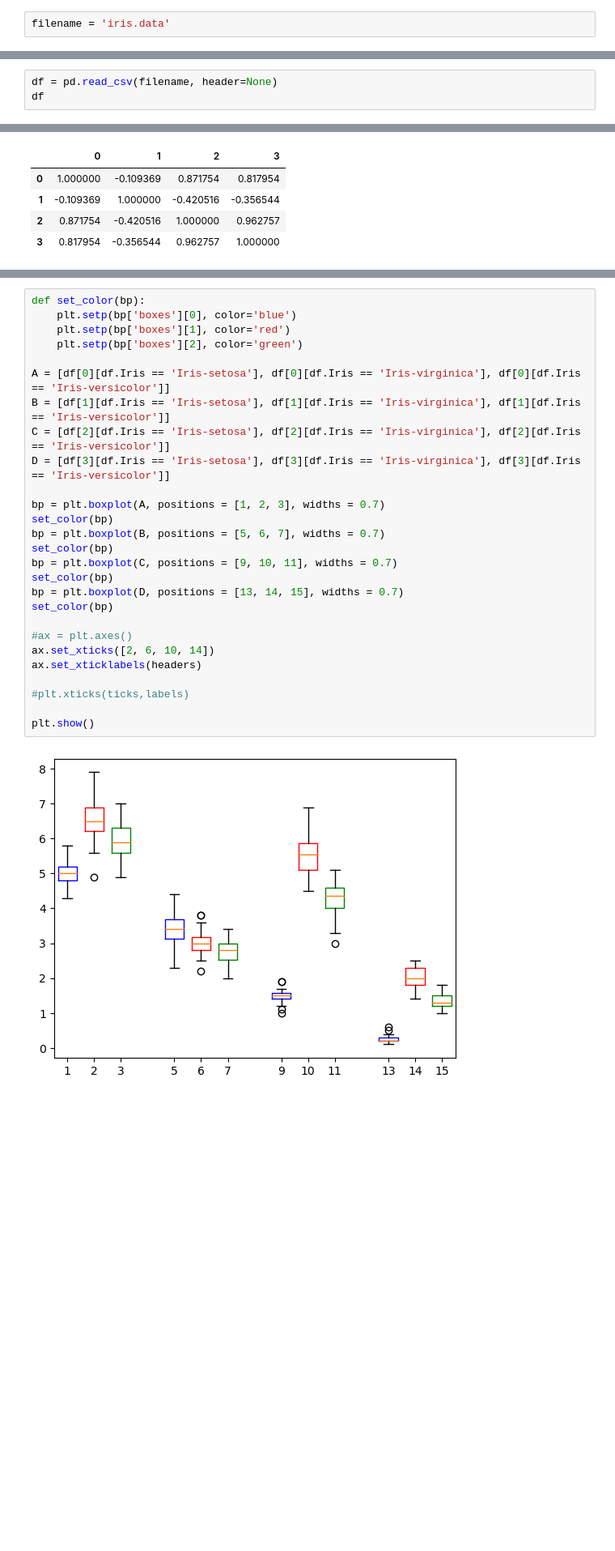
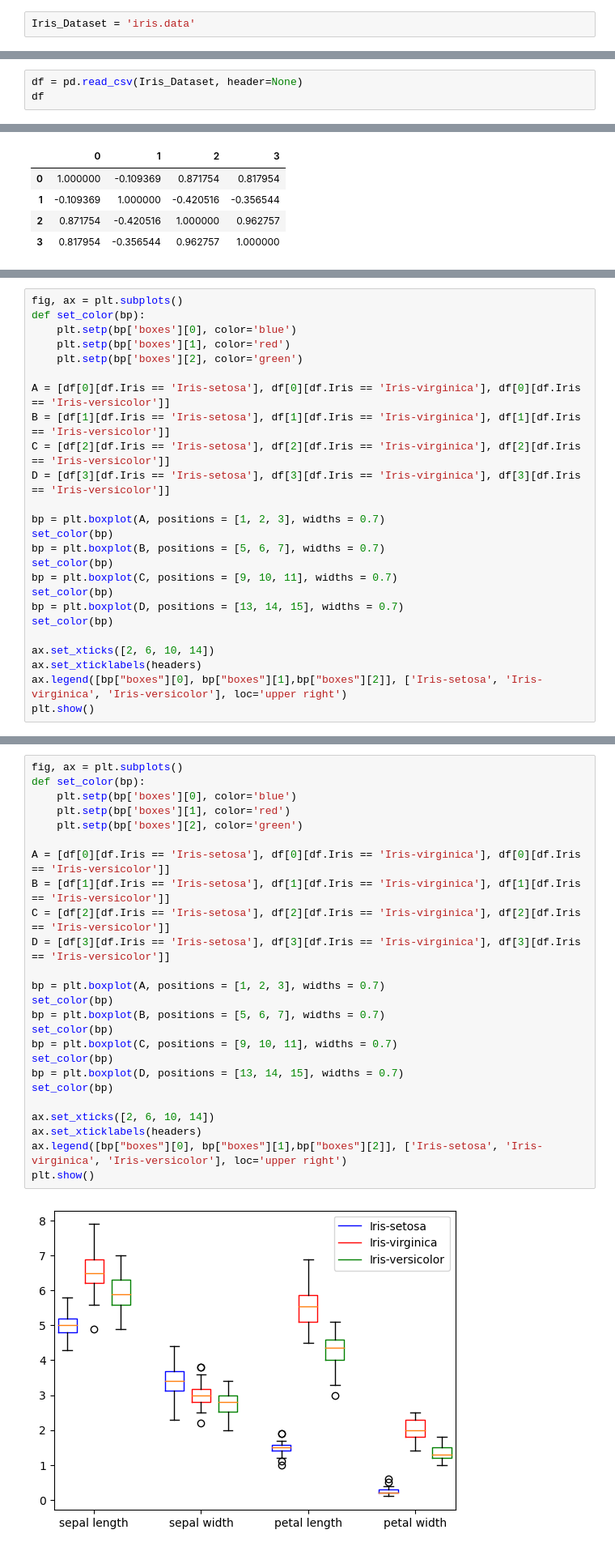
Before and after one commit to kevinsenan/pands-project, a Jupyter notebook: Iris Dataset Analysis.ipynb, the cells around one changed output, grey strips where cells are left out. Shown at 81% size. Cells and saved outputs as stored; diff of their text form; blank space fills up the shorter version.

```diff
--- a/Iris Dataset Analysis.ipynb
+++ b/Iris Dataset Analysis.ipynb
@@ -7,13 +7,13 @@ import matplotlib.pyplot as plt
 # %% [markdown]
 In the next line I am assigning the name iris.data to the variable filename
 # %%
-filename = 'iris.data'
+Iris_Dataset = 'iris.data'
 # %% [markdown]
 in the next line, I am assigning the contents of the iris.data file to the dataframe df. I am reading it in as a csv type document using the drop down list in VS code when I type in pd.read it gives me that option.
 # %% [markdown]
 This is just to ensure I have the copy of a reference for when I am tidying up the project. https://www.geeksforgeeks.org/how-to-read-csv-file-with-pandas-without-header/
 # %%
-df = pd.read_csv(filename, header=None)
+df = pd.read_csv(Iris_Dataset, header=None)
 df
 # %% [output]
 |  | 0 | 1 | 2 | 3 | 4 |
@@ -207,0 +217,25 @@ Trying to put all boxplots on one graph with labels
+# %%
+fig, ax = plt.subplots()
+def set_color(bp):
+    plt.setp(bp['boxes'][0], color='blue')
+    plt.setp(bp['boxes'][1], color='red')
+    plt.setp(bp['boxes'][2], color='green')
+
+A = [df[0][df.Iris == 'Iris-setosa'], df[0][df.Iris == 'Iris-virginica'], df[0][df.Iris == 'Iris-versicolor']]
+B = [df[1][df.Iris == 'Iris-setosa'], df[1][df.Iris == 'Iris-virginica'], df[1][df.Iris == 'Iris-versicolor']]
+C = [df[2][df.Iris == 'Iris-setosa'], df[2][df.Iris == 'Iris-virginica'], df[2][df.Iris == 'Iris-versicolor']]
+D = [df[3][df.Iris == 'Iris-setosa'], df[3][df.Iris == 'Iris-virginica'], df[3][df.Iris == 'Iris-versicolor']]
+
+bp = plt.boxplot(A, positions = [1, 2, 3], widths = 0.7)
+set_color(bp)
+bp = plt.boxplot(B, positions = [5, 6, 7], widths = 0.7)
+set_color(bp)
+bp = plt.boxplot(C, positions = [9, 10, 11], widths = 0.7)
+set_color(bp)
+bp = plt.boxplot(D, positions = [13, 14, 15], widths = 0.7)
+set_color(bp)
+
+ax.set_xticks([2, 6, 10, 14])
+ax.set_xticklabels(headers)
+ax.legend([bp["boxes"][0], bp["boxes"][1],bp["boxes"][2]], ['Iris-setosa', 'Iris-virginica', 'Iris-versicolor'], loc='upper right')
+plt.show()
@@ -208,29 +246,27 @@ Trying to put all boxplots on one graph with labels
 # %%
+fig, ax = plt.subplots()
 def set_color(bp):
     plt.setp(bp['boxes'][0], color='blue')
     plt.setp(bp['boxes'][1], color='red')
     plt.setp(bp['boxes'][2], color='green')
 
 A = [df[0][df.Iris == 'Iris-setosa'], df[0][df.Iris == 'Iris-virginica'], df[0][df.Iris == 'Iris-versicolor']]
 B = [df[1][df.Iris == 'Iris-setosa'], df[1][df.Iris == 'Iris-virginica'], df[1][df.Iris == 'Iris-versicolor']]
 C = [df[2][df.Iris == 'Iris-setosa'], df[2][df.Iris == 'Iris-virginica'], df[2][df.Iris == 'Iris-versicolor']]
 D = [df[3][df.Iris == 'Iris-setosa'], df[3][df.Iris == 'Iris-virginica'], df[3][df.Iris == 'Iris-versicolor']]
 
 bp = plt.boxplot(A, positions = [1, 2, 3], widths = 0.7)
 set_color(bp)
 bp = plt.boxplot(B, positions = [5, 6, 7], widths = 0.7)
 set_color(bp)
 bp = plt.boxplot(C, positions = [9, 10, 11], widths = 0.7)
 set_color(bp)
 bp = plt.boxplot(D, positions = [13, 14, 15], widths = 0.7)
 set_color(bp)
 
-#ax = plt.axes()
 ax.set_xticks([2, 6, 10, 14])
 ax.set_xticklabels(headers)
-
-#plt.xticks(ticks,labels)
-
+ax.legend([bp["boxes"][0], bp["boxes"][1],bp["boxes"][2]], ['Iris-setosa', 'Iris-virginica', 'Iris-versicolor'], loc='upper right')
 plt.show()
 # %% [output]
-[figure, old version]
+[figure, new version]
```
Also changed, not shown: parts of 30 cells of this notebook, 9 other files.
